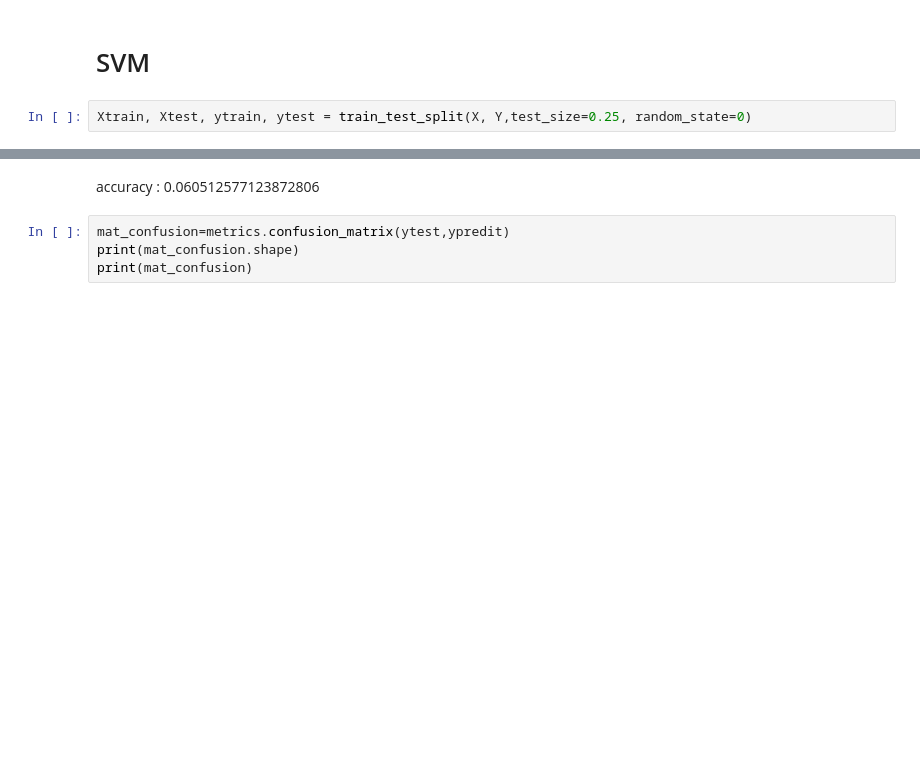
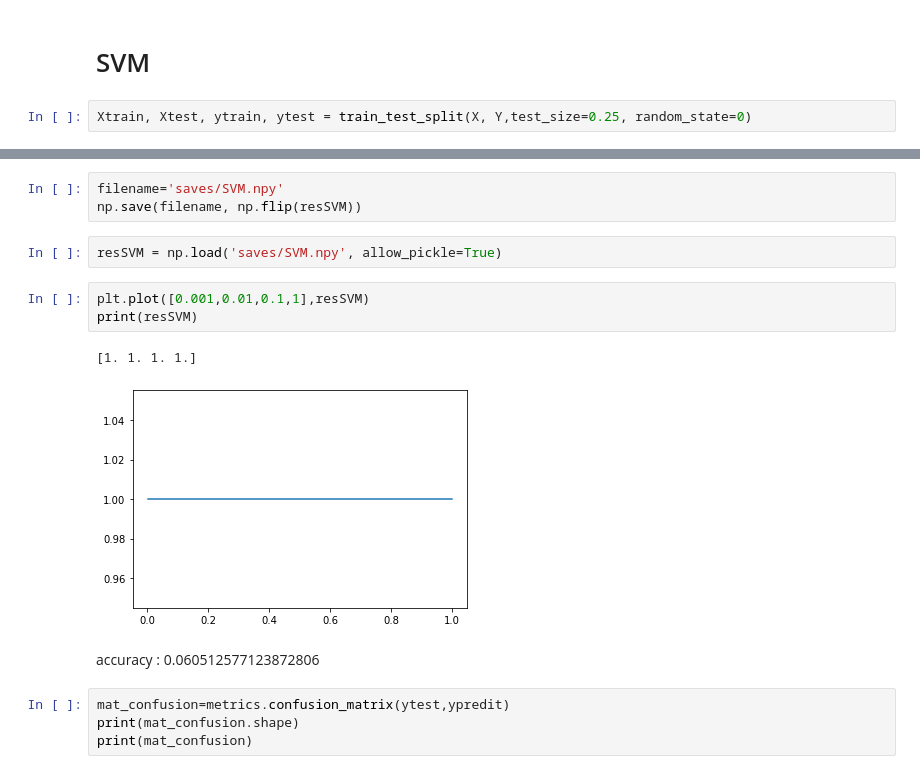
Before and after one commit to flomSStaar/IA-FruitRecognition, a Jupyter notebook: Fruit recognition.ipynb, the cells around one changed output, grey strips where cells are left out. Cells and saved outputs as stored; diff of their text form; blank space fills up the shorter version.

```diff
--- a/Fruit recognition.ipynb
+++ b/Fruit recognition.ipynb
@@ -233,3 +219,14 @@ accuracy_score(ytest,ypredit)
+# %%
+filename='saves/SVM.npy'
+np.save(filename, np.flip(resSVM))
+# %%
+resSVM = np.load('saves/SVM.npy', allow_pickle=True)
+# %%
+plt.plot([0.001,0.01,0.1,1],resSVM)
+print(resSVM)
+# %% [output]
+[1. 1. 1. 1.]
+[figure, added]
 # %% [markdown]
 accuracy : 0.060512577123872806
 # %%
```
Also changed, not shown: parts of 26 cells of this notebook, 3 other files.
